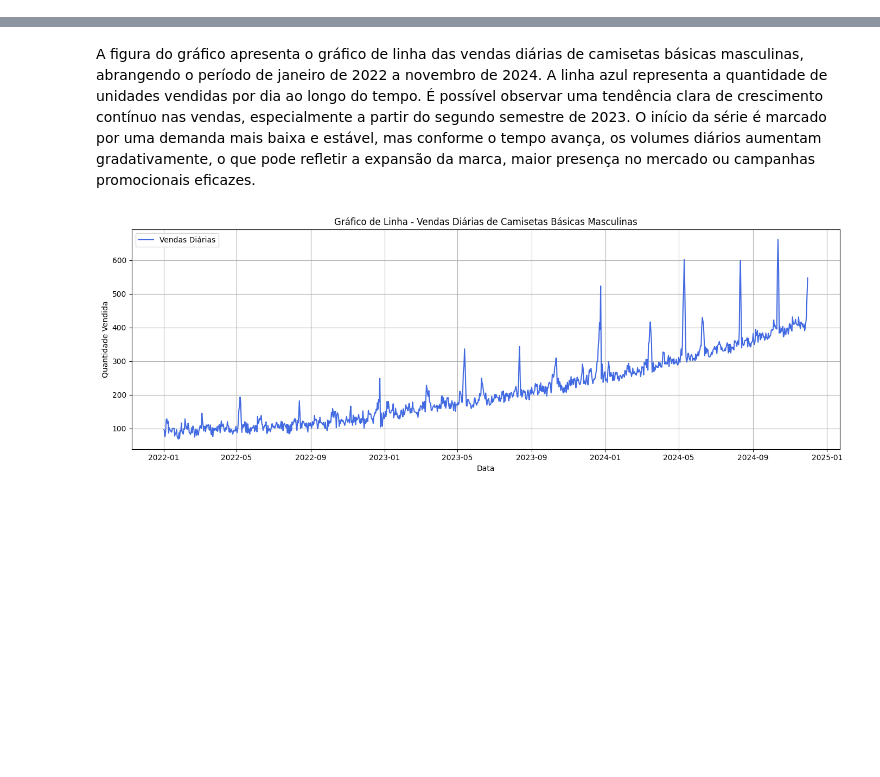
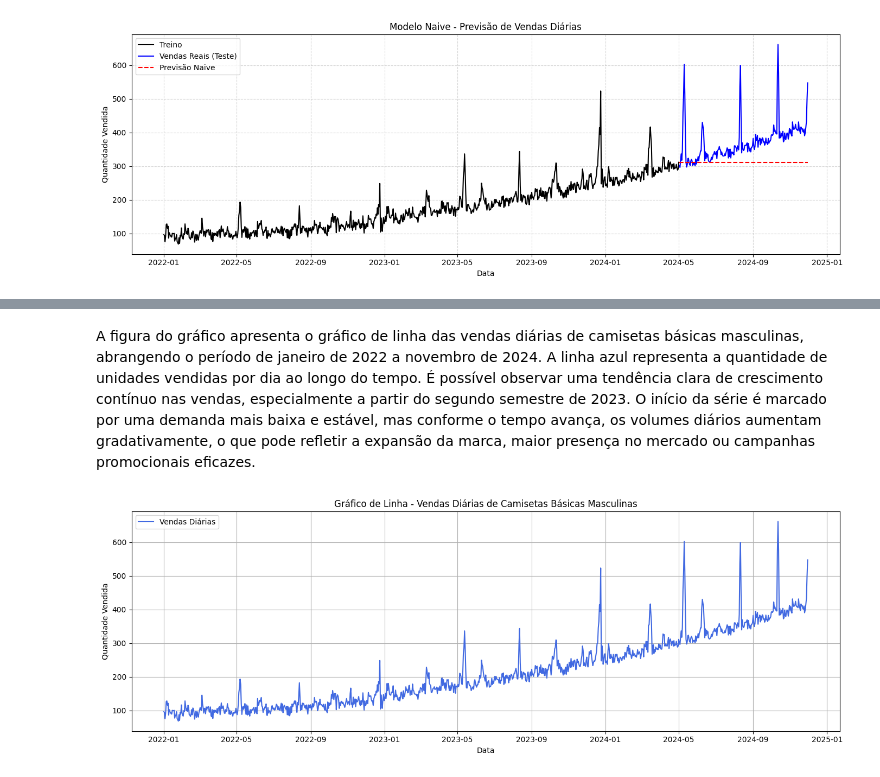
Before and after one commit to Marciorochar/Analise-Preditiva, a Jupyter notebook: Entrega 2/Gráficos/Modelagem_Media.Movel.ipynb, the cells around one changed output, grey strips where cells are left out. Drawn from its saved outputs; the diff is of its cells as text; code cells hidden in the pictures; blank space fills up the shorter version.

```diff
--- a/Entrega 2/Gráficos/Modelagem_Media.Movel.ipynb
+++ b/Entrega 2/Gráficos/Modelagem_Media.Movel.ipynb
@@ -2,0 +12,32 @@
+# %%
+# Substitui os nomes das colunas por nomes padronizados
+df.columns = ['Data', 'Dia_da_Semana', 'Vendas']
+
+# Converte a coluna de data para datetime e ordena
+df['Data'] = pd.to_datetime(df['Data'], dayfirst=True)
+df = df.sort_values('Data').set_index('Data')
+# Divide a base: 80% treino, 20% teste
+tamanho_treino = int(len(df) * 0.8)
+df_treino = df.iloc[:tamanho_treino]
+df_teste = df.iloc[tamanho_treino:].copy()
+
+# Modelo Naive: previsão constante igual ao último valor do treino
+ultimo_valor = df_treino['Vendas'].iloc[-1]
+df_teste['Naive'] = ultimo_valor
+
+# Visualização
+import matplotlib.pyplot as plt
+
+plt.figure(figsize=(14, 5))
+plt.plot(df_treino.index, df_treino['Vendas'], label='Treino', color='black')
+plt.plot(df_teste.index, df_teste['Vendas'], label='Vendas Reais (Teste)', color='blue')
+plt.plot(df_teste.index, df_teste['Naive'], label='Previsão Naive', color='red', linestyle='--')
+plt.title('Modelo Naive - Previsão de Vendas Diárias')
+plt.xlabel('Data')
+plt.ylabel('Quantidade Vendida')
+plt.legend()
+plt.grid(True, linestyle='--', alpha=0.5)
+plt.tight_layout()
+plt.show()
+# %% [output]
+[figure, added]
```
Also changed, not shown: parts of 5 cells of this notebook.
